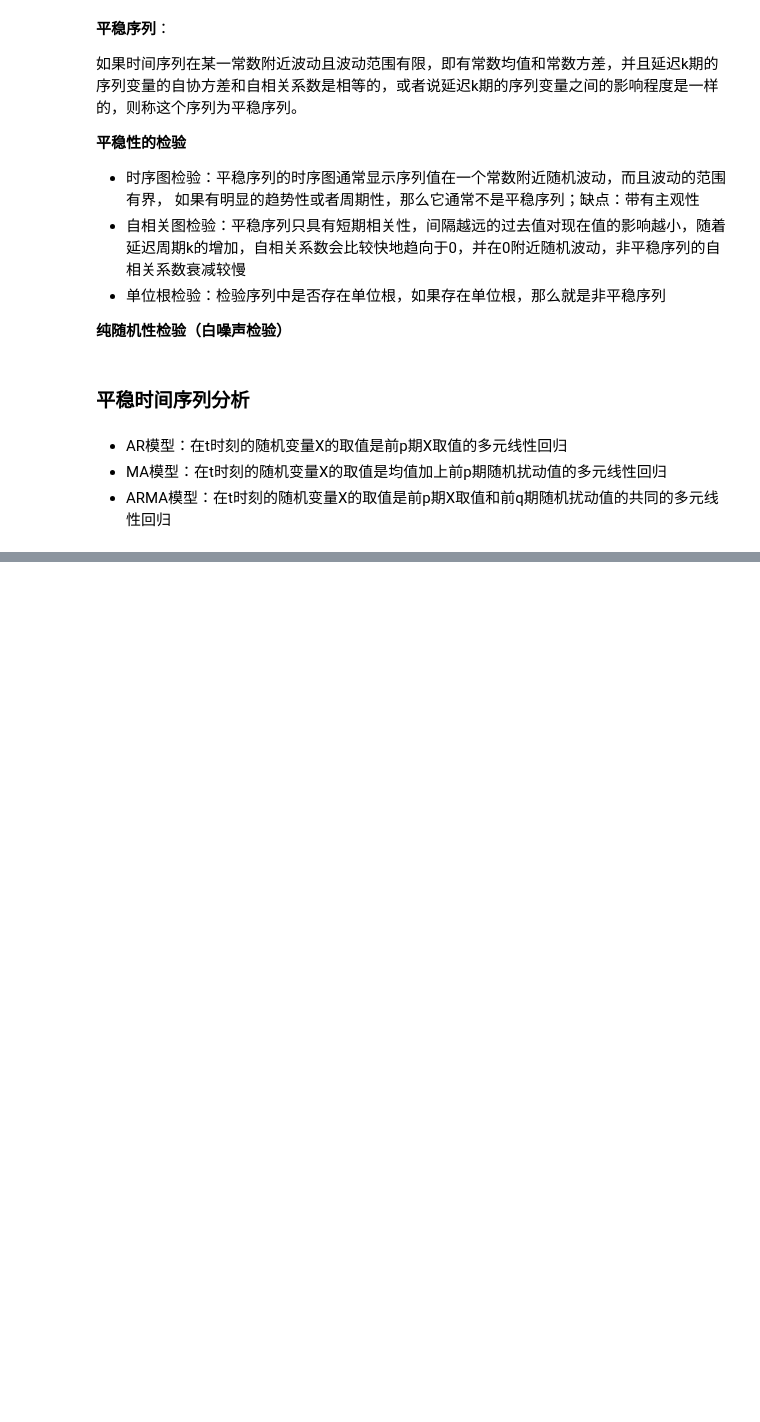
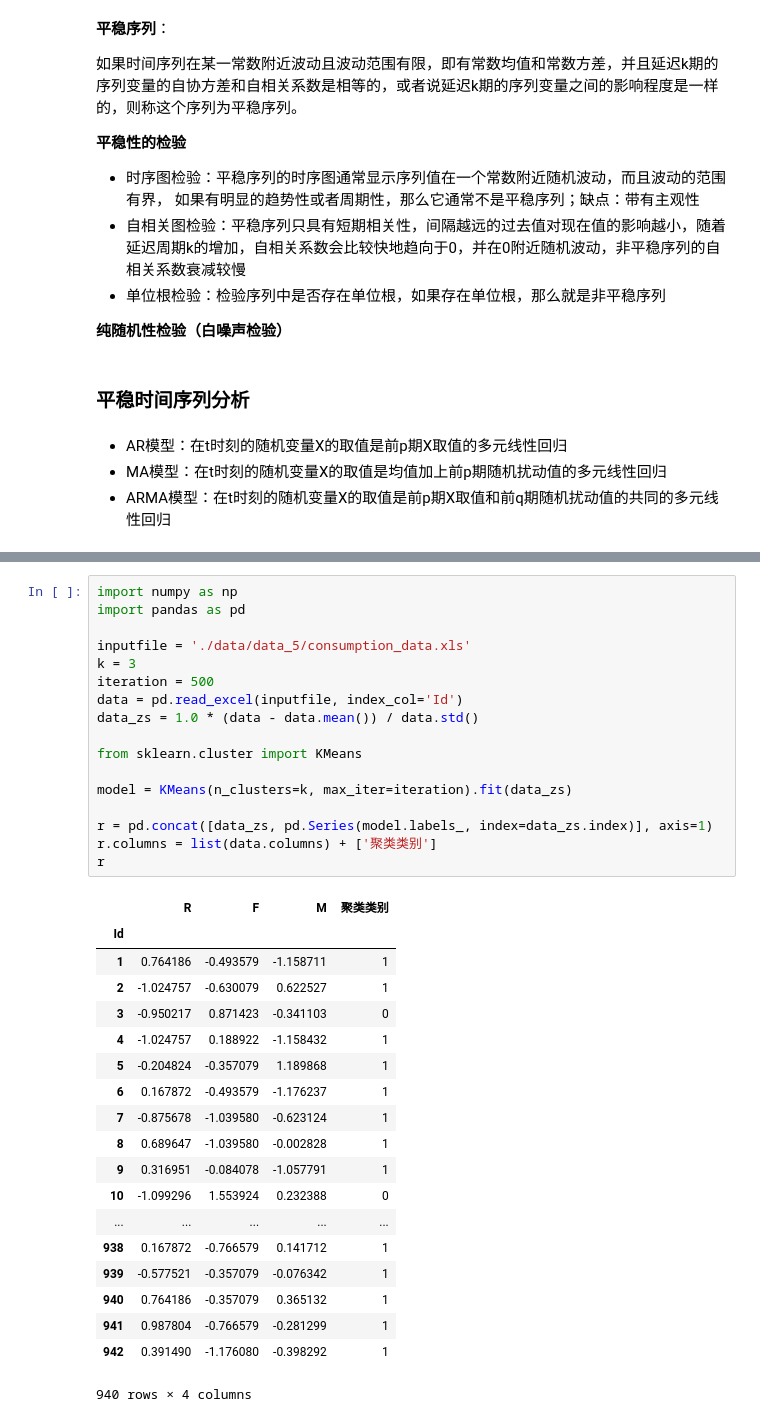
Before and after one commit to EricLiuLR/python-, a Jupyter notebook: my_note_05.ipynb, the cells around one changed output, grey strips where cells are left out. Cells and saved outputs as stored; diff of their text form; blank space fills up the shorter version.

```diff
--- a/my_note_05.ipynb
+++ b/my_note_05.ipynb
@@ -401,0 +416,37 @@ results
+# %%
+import numpy as np
+import pandas as pd
+
+inputfile = './data/data_5/consumption_data.xls'
+k = 3
+iteration = 500
+data = pd.read_excel(inputfile, index_col='Id')
+data_zs = 1.0 * (data - data.mean()) / data.std()
+
+from sklearn.cluster import KMeans
+
+model = KMeans(n_clusters=k, max_iter=iteration).fit(data_zs)
+
+r = pd.concat([data_zs, pd.Series(model.labels_, index=data_zs.index)], axis=1)
+r.columns = list(data.columns) + ['聚类类别']
+r
+# %% [output]
+|  | R | F | M | 聚类类别 |
+| Id |  |  |  |  |
+| 1 | 0.764186 | -0.493579 | -1.158711 | 1 |
+| 2 | -1.024757 | -0.630079 | 0.622527 | 1 |
+| 3 | -0.950217 | 0.871423 | -0.341103 | 0 |
+| 4 | -1.024757 | 0.188922 | -1.158432 | 1 |
+| 5 | -0.204824 | -0.357079 | 1.189868 | 1 |
+| 6 | 0.167872 | -0.493579 | -1.176237 | 1 |
+| 7 | -0.875678 | -1.039580 | -0.623124 | 1 |
+| 8 | 0.689647 | -1.039580 | -0.002828 | 1 |
+| 9 | 0.316951 | -0.084078 | -1.057791 | 1 |
+| 10 | -1.099296 | 1.553924 | 0.232388 | 0 |
+| ... | ... | ... | ... | ... |
+| 938 | 0.167872 | -0.766579 | 0.141712 | 1 |
+| 939 | -0.577521 | -0.357079 | -0.076342 | 1 |
+| 940 | 0.764186 | -0.357079 | 0.365132 | 1 |
+| 941 | 0.987804 | -0.766579 | -0.281299 | 1 |
+| 942 | 0.391490 | -1.176080 | -0.398292 | 1 |
+940 rows × 4 columns
```
Also changed, not shown: parts of 3 cells of this notebook.
